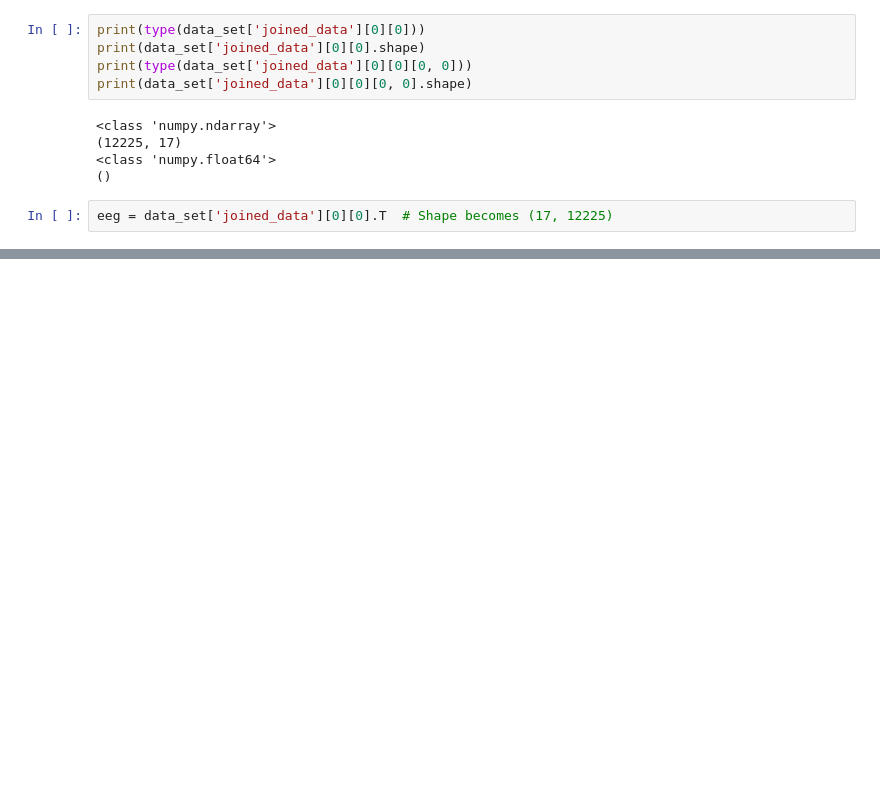
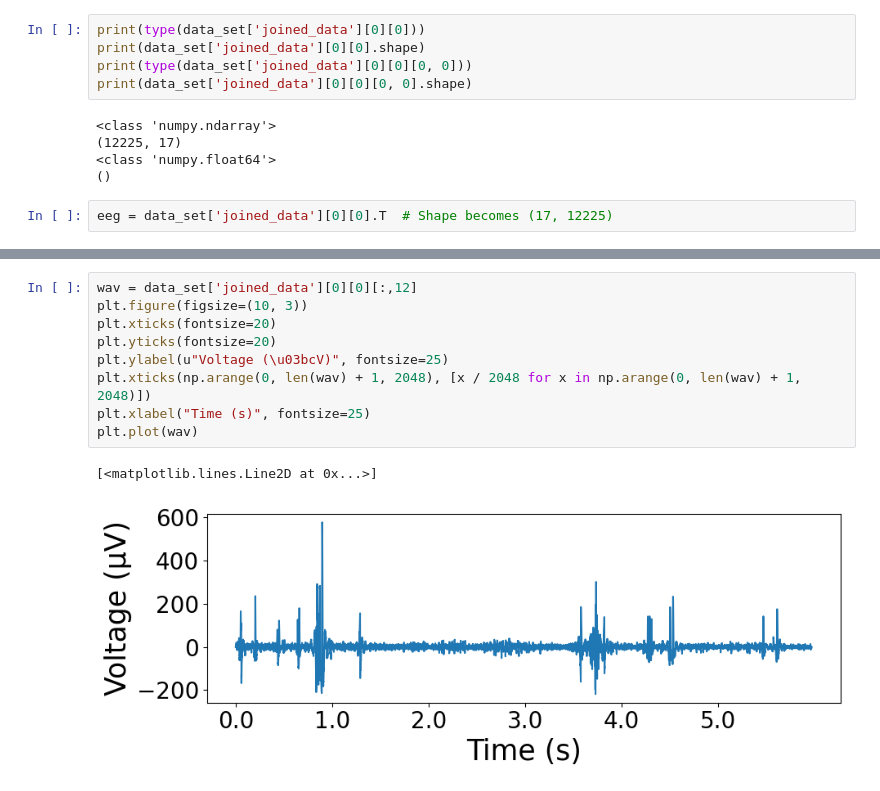
Before and after one commit to Ubriacopo/progetto-tesi, a Jupyter notebook: experiments/eeg_foundation_model.ipynb, the cells around one changed output, grey strips where cells are left out. Saved outputs shown, nothing was run; the diff lists cells and outputs as text; blank space fills up the shorter version.

```diff
--- a/experiments/eeg_foundation_model.ipynb
+++ b/experiments/eeg_foundation_model.ipynb
@@ -344,0 +364,12 @@ eeg = data_set['joined_data'][0][0].T  # Shape becomes (17, 12225)
+# %%
+wav = data_set['joined_data'][0][0][:,12]
+plt.figure(figsize=(10, 3))
+plt.xticks(fontsize=20)
+plt.yticks(fontsize=20)
+plt.ylabel(u"Voltage (\u03bcV)", fontsize=25)
+plt.xticks(np.arange(0, len(wav) + 1, 2048), [x / 2048 for x in np.arange(0, len(wav) + 1, 2048)])
+plt.xlabel("Time (s)", fontsize=25)
+plt.plot(wav)
+# %% [output]
+[<matplotlib.lines.Line2D at 0x...>]
+[figure, added]
```
Also changed, not shown: parts of 3 cells of this notebook, 1 other file.
